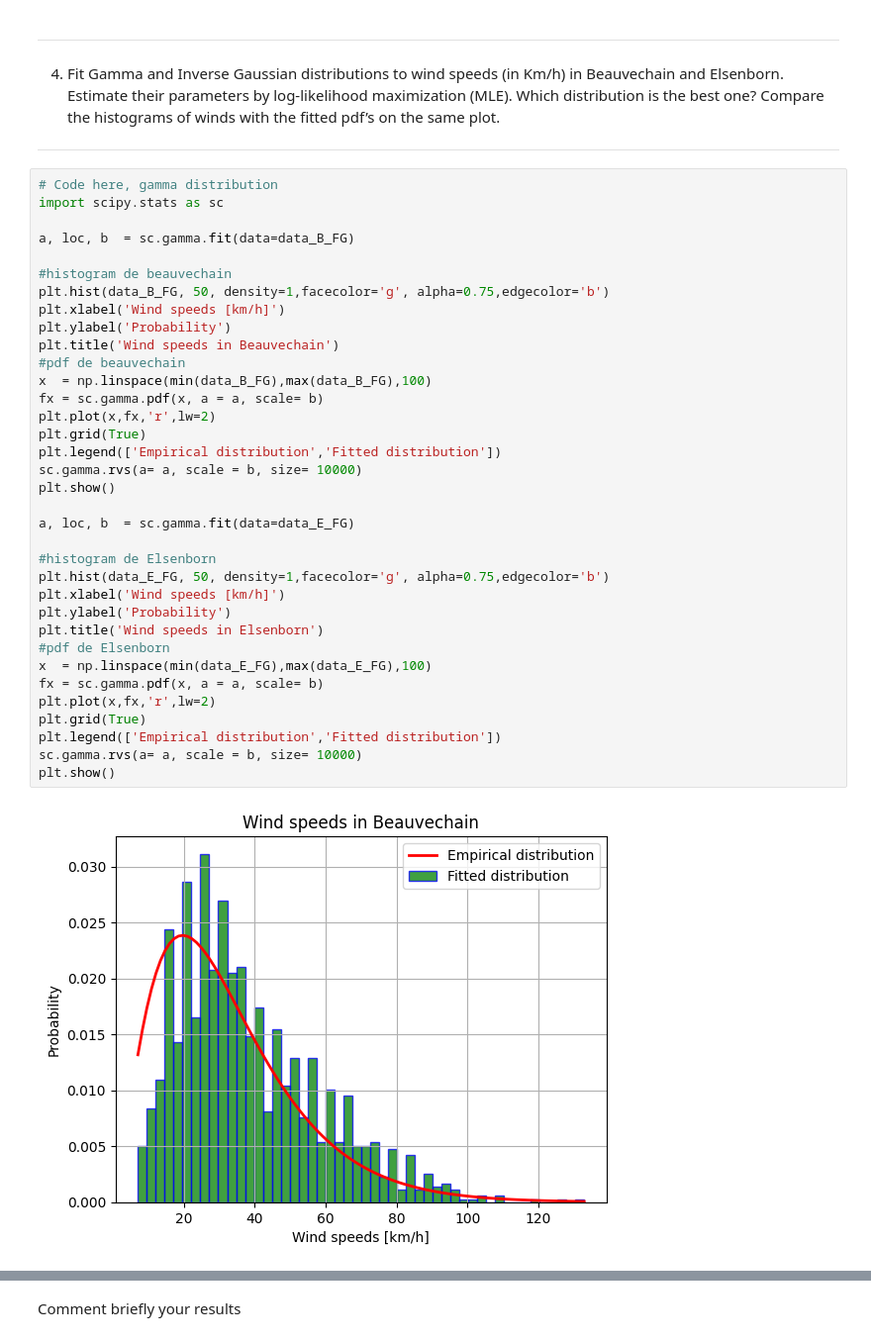
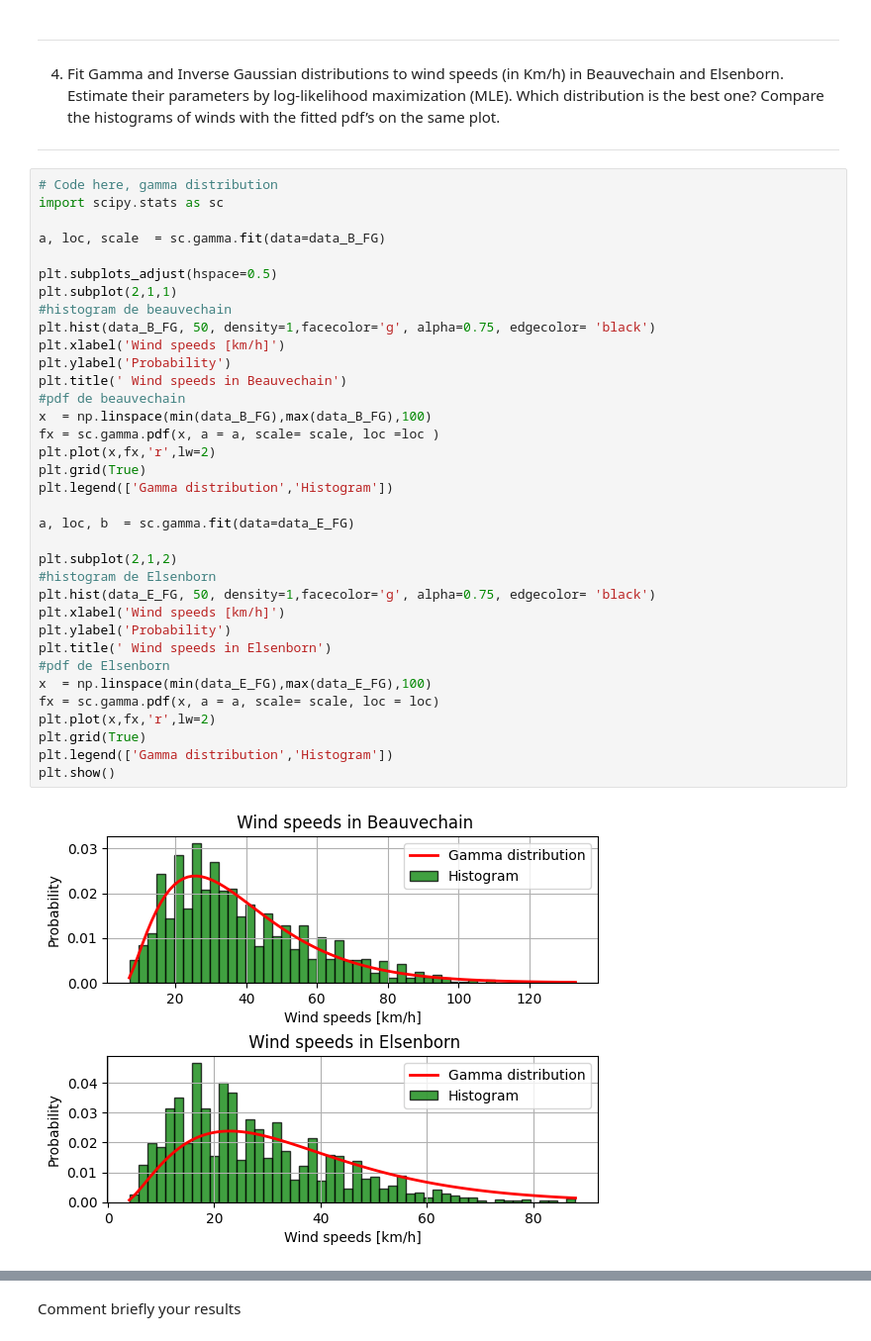
Before and after one commit to Albanedns/Hackathon, a Jupyter notebook: hackathon 1/code/hackathon.ipynb, the cells around one changed output, grey strips where cells are left out. Shown: that part at 99% size. Cells and saved outputs as stored; diff of their text form.

Commit message:
question 4 Gamma

```diff
--- a/hackathon 1/code/hackathon.ipynb
+++ b/hackathon 1/code/hackathon.ipynb
@@ -199,37 +199,37 @@ Comment briefly your results
 # %%
 # Code here, gamma distribution
 import scipy.stats as sc
 
-a, loc, b  = sc.gamma.fit(data=data_B_FG)
+a, loc, scale  = sc.gamma.fit(data=data_B_FG)
 
+plt.subplots_adjust(hspace=0.5)
+plt.subplot(2,1,1)
 #histogram de beauvechain
-plt.hist(data_B_FG, 50, density=1,facecolor='g', alpha=0.75,edgecolor='b')
+plt.hist(data_B_FG, 50, density=1,facecolor='g', alpha=0.75, edgecolor= 'black')
 plt.xlabel('Wind speeds [km/h]')
 plt.ylabel('Probability')
-plt.title('Wind speeds in Beauvechain')
+plt.title(' Wind speeds in Beauvechain')
 #pdf de beauvechain
 x  = np.linspace(min(data_B_FG),max(data_B_FG),100)
-fx = sc.gamma.pdf(x, a = a, scale= b)
+fx = sc.gamma.pdf(x, a = a, scale= scale, loc =loc )
 plt.plot(x,fx,'r',lw=2)
 plt.grid(True)
-plt.legend(['Empirical distribution','Fitted distribution'])
-sc.gamma.rvs(a= a, scale = b, size= 10000)
-plt.show()
+plt.legend(['Gamma distribution','Histogram'])
 
 a, loc, b  = sc.gamma.fit(data=data_E_FG)
 
+plt.subplot(2,1,2)
 #histogram de Elsenborn
-plt.hist(data_E_FG, 50, density=1,facecolor='g', alpha=0.75,edgecolor='b')
+plt.hist(data_E_FG, 50, density=1,facecolor='g', alpha=0.75, edgecolor= 'black')
 plt.xlabel('Wind speeds [km/h]')
 plt.ylabel('Probability')
-plt.title('Wind speeds in Elsenborn')
+plt.title(' Wind speeds in Elsenborn')
 #pdf de Elsenborn
 x  = np.linspace(min(data_E_FG),max(data_E_FG),100)
-fx = sc.gamma.pdf(x, a = a, scale= b)
+fx = sc.gamma.pdf(x, a = a, scale= scale, loc = loc)
 plt.plot(x,fx,'r',lw=2)
 plt.grid(True)
-plt.legend(['Empirical distribution','Fitted distribution'])
-sc.gamma.rvs(a= a, scale = b, size= 10000)
+plt.legend(['Gamma distribution','Histogram'])
 plt.show()
 # %% [output]
-[figure, old version]
+[figure, new version]
```
Also changed, not shown: parts of 1 cell of this notebook.
